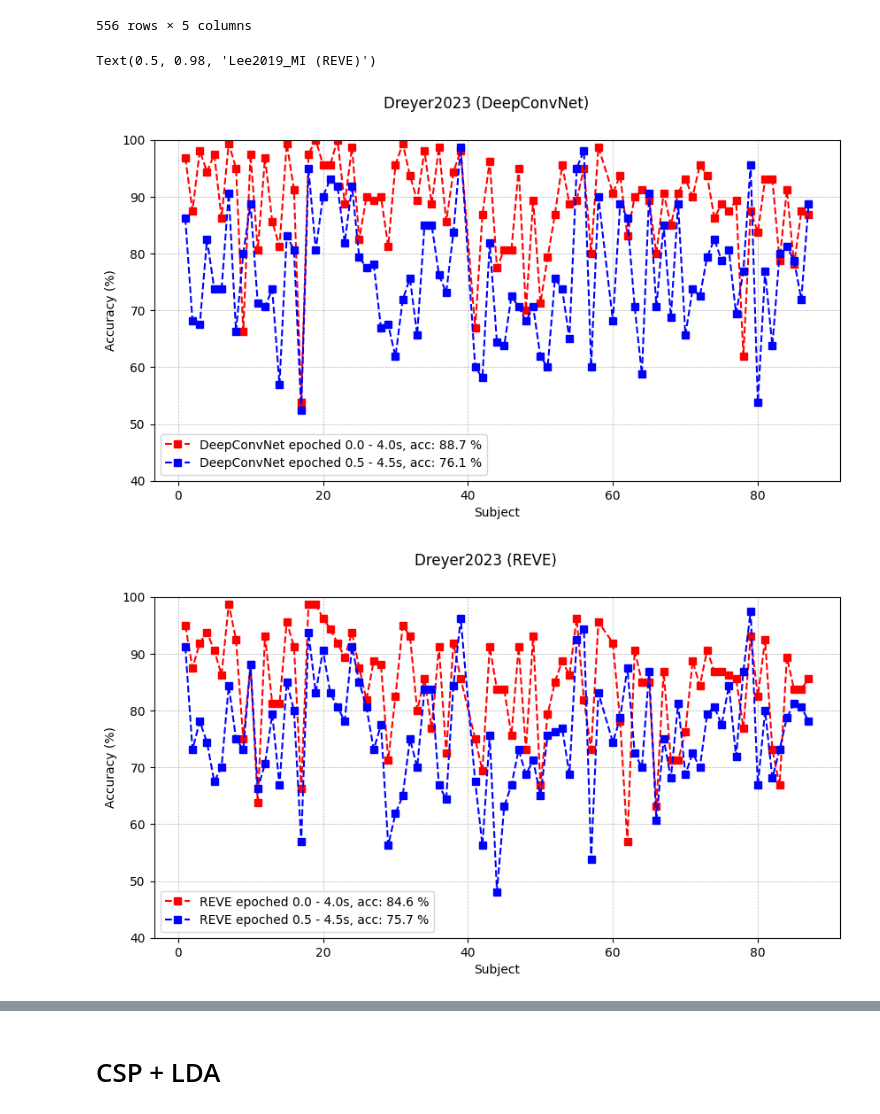
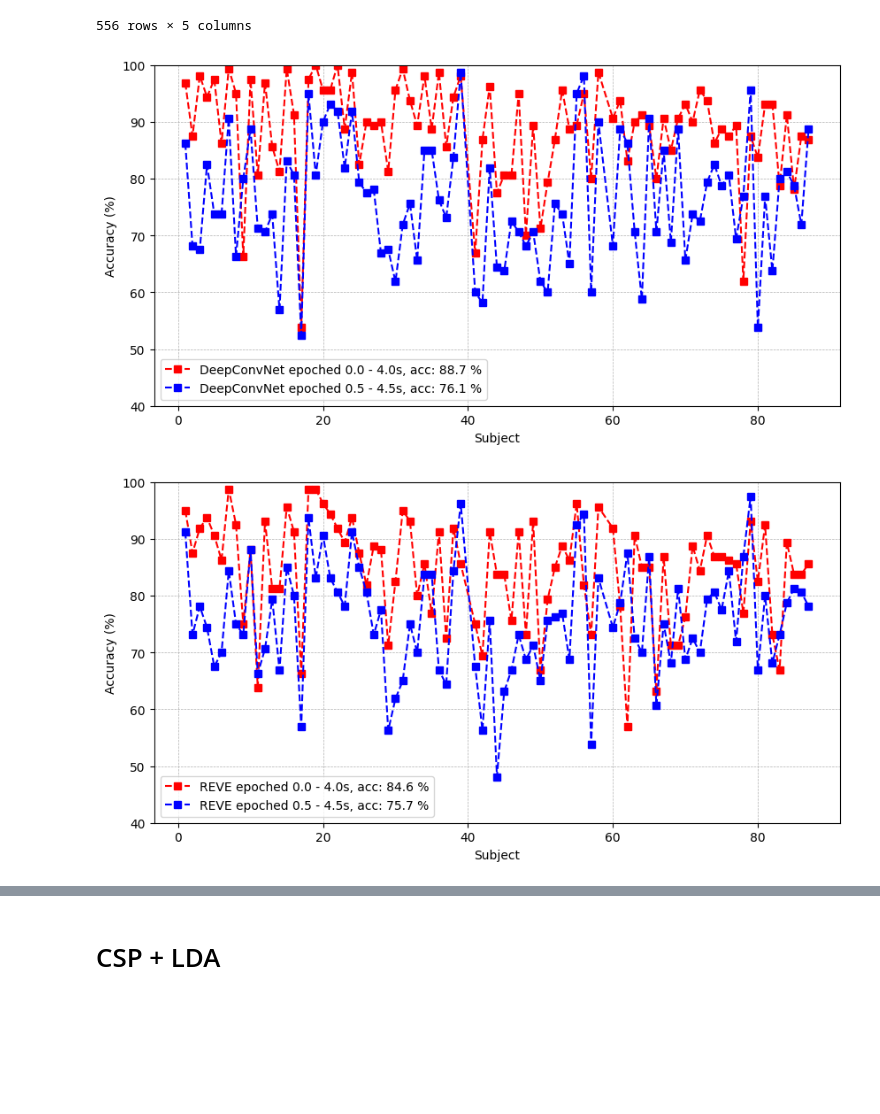
Before and after one commit to dtrocellier/MI_bci_epoch_window_influence, a Jupyter notebook: notebooks/plot_accuracy.ipynb, the cells around one changed output, grey strips where cells are left out. Drawn from its saved outputs; the diff is of its cells as text; code cells hidden in the pictures; blank space fills up the shorter version.

```diff
--- a/notebooks/plot_accuracy.ipynb
+++ b/notebooks/plot_accuracy.ipynb
@@ -20,6 +21,11 @@ df
 | 554 | 86 | Dreyer2023 | REVE | w_00_40 | 0.83750 |
 | 555 | 87 | Dreyer2023 | REVE | w_00_40 | 0.85625 |
 556 rows × 5 columns
+# %%
+save_base = Path("./figures")
+save_base.mkdir(exist_ok=True)
+
+enable_title = False
 # %%
 def win_name(window):
     t1 = window.split("_")[1]
@@ -52,37 +58,44 @@ def plot_accuracy(df, dataset, model, windows=["w_00_40", "w_05_45"], colors=["r
         t1, t2 = win_name(window)
 
         #if model == "Deep4Net":
         #    model_name = "DeepConvNet"
 
         ax.plot(df_window["subject"], df_window["accuracy"] * 100, marker="s", linestyle="--",
                 label=f"{model_name} epoched {t1} - {t2}s, acc: {mean_acc * 100:.1f} %"
                 , color=color)
 
     ax.set_ylim([40, 100])
     ax.legend()
     plt.grid(True, which='both', linestyle='--', linewidth=0.5)
     ax.set_ylabel("Accuracy (%)")
     ax.set_xlabel("Subject")
 
 
 fig, ax = plt.subplots(figsize=(10, 5))
 plot_accuracy(df, dataset="Dreyer2023", model="Deep4Net", windows=["w_00_40", "w_05_45"], ax=ax,
               model_name="DeepConvNet")
-fig.suptitle("Dreyer2023 (DeepConvNet)")
+if enable_title:
+    fig.suptitle("Dreyer2023 (DeepConvNet)")
+fig.savefig(save_base / "Dreyer2023_DeepConvNet.png", dpi=300)
 
 fig, ax = plt.subplots(figsize=(10, 5))
 plot_accuracy(df, dataset="Dreyer2023", model="REVE", windows=["w_00_40", "w_05_45"], ax=ax, model_name="REVE")
-fig.suptitle("Dreyer2023 (REVE)")
+if enable_title:
+    fig.suptitle("Dreyer2023 (REVE)")
+fig.savefig(save_base / "Dreyer2023_REVE.png", dpi=300)
 
 fig, ax = plt.subplots(figsize=(10, 5))
 plot_accuracy(df, dataset="Lee2019_MI", model="Deep4Net", windows=["w_00_30", "w_05_35"], ax=ax,
               model_name="DeepConvNet")
-fig.suptitle("Lee2019_MI (DeepConvNet)")
+if enable_title:
+    fig.suptitle("Lee2019_MI (DeepConvNet)")
+fig.savefig(save_base / "Lee2019_MI_DeepConvNet.png", dpi=300)
 
 fig, ax = plt.subplots(figsize=(10, 5))
 plot_accuracy(df, dataset="Lee2019_MI", model="REVE", windows=["w_00_30", "w_05_35"], ax=ax, model_name="REVE")
-fig.suptitle("Lee2019_MI (REVE)")
+if enable_title:
+    fig.suptitle("Lee2019_MI (REVE)")
+fig.savefig(save_base / "Lee2019_MI_REVE.png", dpi=300)
 # %% [output]
-Text(0.5, 0.98, 'Lee2019_MI (REVE)')
-[figure, old version]
+[figure, new version]
-[figure, old version]
+[figure, new version]
```
Also changed, not shown: parts of 3 cells of this notebook, 17 other files.
